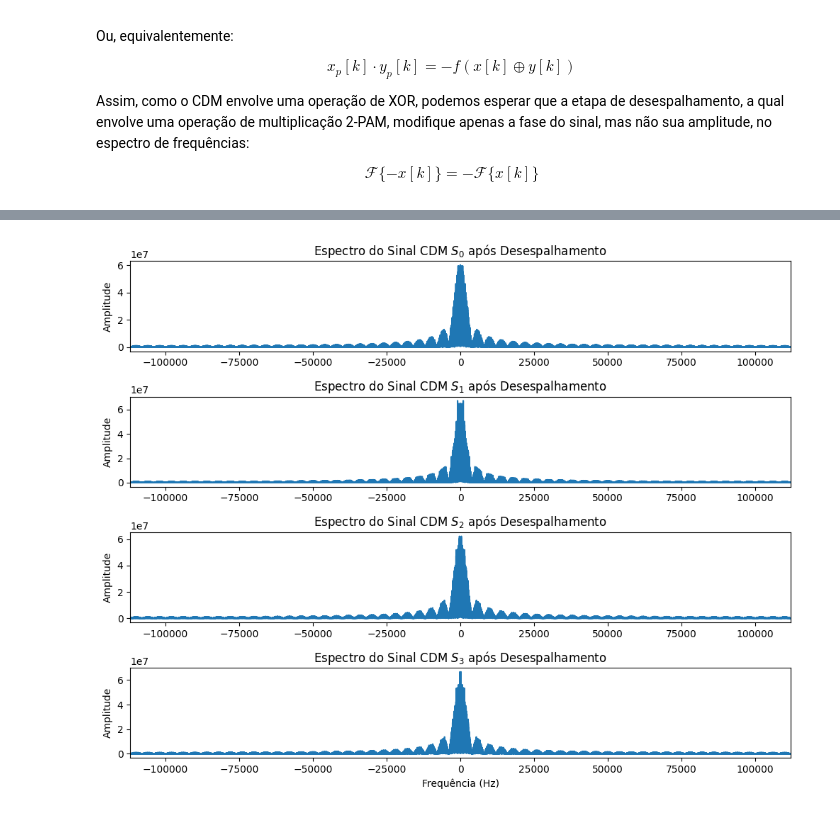
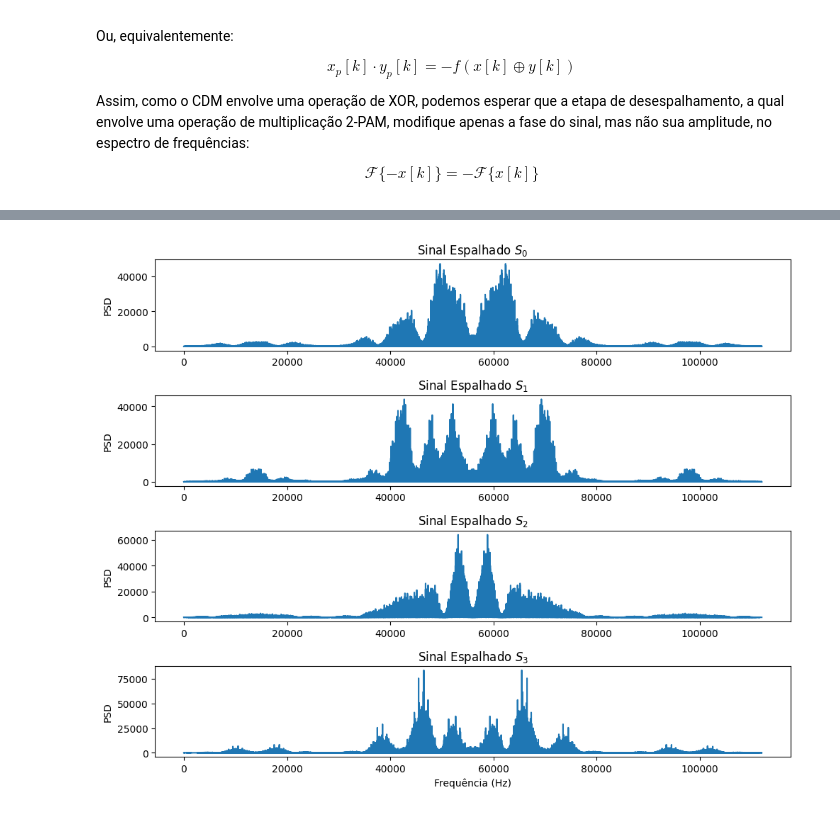
Before and after one commit to vini-fda/EET51_Lab4, a Jupyter notebook: lab4.ipynb, the cells around one changed output, grey strips where cells are left out. Saved outputs shown, nothing was run; the diff lists cells and outputs as text; code cells hidden in the pictures.

```diff
--- a/lab4.ipynb
+++ b/lab4.ipynb
@@ -218,6 +230,7 @@ for bits, spread_seq in zip(bit_sequences, spread_sequences):
 fc = 56000 # .25 da frequência de amostragem - amostrando só 4 ptos de uma senoide, RUIM
 modulated_cdm_signals = []
 for signal in cdm_signals:
+    signal = signal.get('sinal')
     modulated_cdm_signal_indiv = modulate_signal(signal, fc, t)
     modulated_cdm_signals.append(modulated_cdm_signal_indiv)
 # %%
@@ -336,0 +380,9 @@ $$\mathcal{F}\{-x[k]\} = -\mathcal{F}\{x[k]\}$$
+# %%
+def cdm_spreading_mult(s, spread):
+    m = len(spread)
+    s_ = np.repeat(s, m)
+    tile_count = len(s_) // m + 1
+    spread_ = np.tile(spread, tile_count)[:len(s_)]
+    t, s_2pam = generate_2PAM_sequence(s_, Ts, Fa)
+    _, spread_2pam = generate_2PAM_sequence(spread_, Ts, Fa)
+    return t, s_2pam * spread_2pam
@@ -337,30 +397,31 @@ $$\mathcal{F}\{-x[k]\} = -\mathcal{F}\{x[k]\}$$
+# %%
+def cdm_spreading_mult(cdm_signal, Fa, Ts, nbits, spread):
+    """Multiplica uma sequência de espalhamento em banda base `cdm_signal` por um sinal de espalhamento `spread`."""
+    m = len(spread)
+    n = len(cdm_signal)
+    repeat_count = int(Fa * Ts * m) + 1
+    spread_ = np.repeat(spread, repeat_count)
+    spread_ = np.tile(spread_, nbits)[:n]
+    spread_2pam = (2.0*spread_ - 1.0)*Ts**(-0.5)
+    return cdm_signal * spread_2pam
 # %%
-from scipy.fft import fft, fftshift
-
 # Escolhendo uma das sequências de espalhamento (por exemplo, a primeira)
-selected_spread_sequence = spread_sequences[0]
-
-# Preparando a sequência de espalhamento para multiplicação
-_, spread_signal = generate_2PAM_sequence(selected_spread_sequence, Ts, Fa)
-
-# Multiplicando cada sinal CDM pela sequência de espalhamento escolhida
-despread_signals = [s * spread_signal for s in cdm_signals]
+spread_seq = spreading_sequences[0]
 
 # Visualização no domínio da frequência
 fig, axs = plt.subplots(4, 1, figsize=(10, 8))
 
-for i, signal in enumerate(despread_signals):
-    # Calculando a FFT do sinal
-    yf = fft(signal)
-    xf = fftshift(np.fft.fftfreq(len(signal), 1/Fa))
-
-    axs[i].plot(xf, np.abs(fftshift(yf)))
-    axs[i].set_title(f'Espectro do Sinal CDM $S_{i}$ após Desespalhamento')
-    axs[i].set_ylabel('Amplitude')
-    axs[i].set_xlim([-Fa/2, Fa/2])  # Limitando o eixo x para mostrar o espectro relevante
+for i, cdm_signal in enumerate(cdm_signals):
+    spread_signal = cdm_spreading_mult(cdm_signal, Fa, Ts, len(bit_sequences[0]), spread_seq)
+    modulated_spread_signal = modulate_signal(spread_signal, fc, t)
+        # Calculando a FFT do sinal
+    f_cdm, Pxx_cdm = periodogram(modulated_spread_signal, Fa)
+    axs[i].plot(f_cdm, Pxx_cdm)
+    axs[i].set_ylabel('PSD')
+    axs[i].set_title(f'Sinal Espalhado $S_{i}$')
 
 axs[-1].set_xlabel('Frequência (Hz)')
 plt.tight_layout()
 plt.show()
 # %% [output]
-[figure, old version]
+[figure, new version]
```
Also changed, not shown: parts of 12 cells of this notebook.
